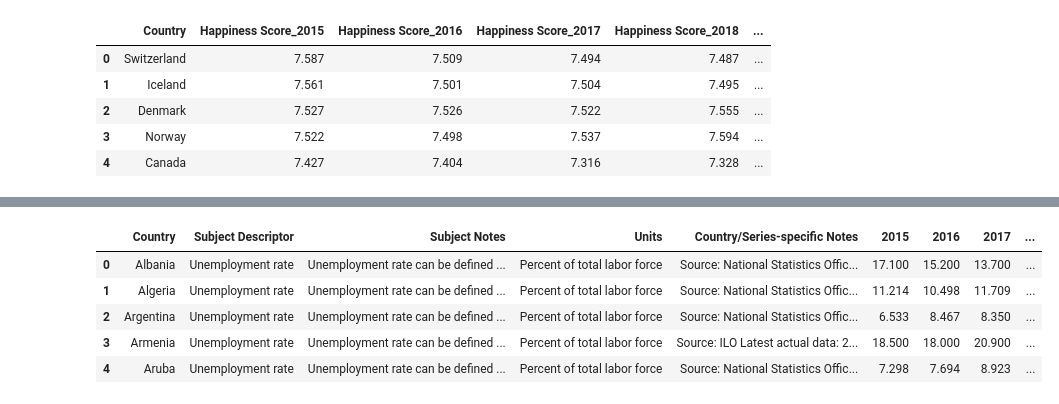
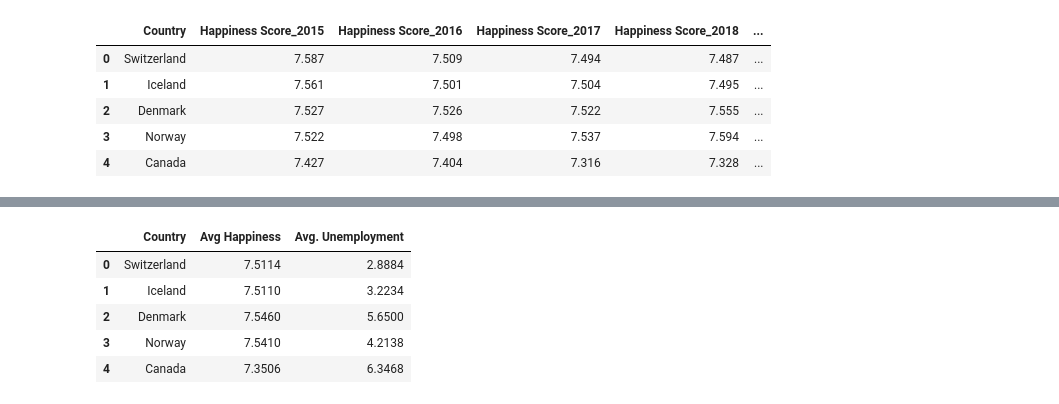
Before and after one commit to reginesgit/Factors-Contributing-to-a-Countrys-Happiness, a Jupyter notebook: Unemployment/Unemployment_Data - Cleaning and Initial Analysis.ipynb, the cells around one changed output, grey strips where cells are left out. Drawn from its saved outputs; the diff is of its cells as text; code cells hidden in the pictures.

```diff
--- a/Unemployment/Unemployment_data.ipynb
+++ b/Unemployment/Unemployment_Data - Cleaning and Initial Analysis.ipynb
@@ -158,17 +176,17 @@ NameError: name 'happiness_unemployment_df' is not defined
 # %%
 # Create new DataFrame with specified columns
 happ_unemp_summary_df = happiness_unemployment_df[['Country',
                                                    'Avg Happiness',
                                                    'Avg. Unemployment']]
 
 # Save df to csv file
-unemployment_df.to_csv("Resources/happiness_unemployment_summary.csv",
+happ_unemp_summary_df.to_csv("Resources/happiness_unemployment_summary.csv",
                       index = False, header = True)
-unemployment_df.head()
+happ_unemp_summary_df.head()
 # %% [output]
-|  | Country | Subject Descriptor | Subject Notes | Units | Country/Series-specific Notes | 2015 | 2016 | 2017 | ... |
-| 0 | Albania | Unemployment rate | Unemployment rate can be defined ... | Percent of total labor force | Source: National Statistics Offic... | 17.100 | 15.200 | 13.700 | ... |
-| 1 | Algeria | Unemployment rate | Unemployment rate can be defined ... | Percent of total labor force | Source: National Statistics Offic... | 11.214 | 10.498 | 11.709 | ... |
-| 2 | Argentina | Unemployment rate | Unemployment rate can be defined ... | Percent of total labor force | Source: National Statistics Offic... | 6.533 | 8.467 | 8.350 | ... |
-| 3 | Armenia | Unemployment rate | Unemployment rate can be defined ... | Percent of total labor force | Source: ILO Latest actual data: 2... | 18.500 | 18.000 | 20.900 | ... |
-| 4 | Aruba | Unemployment rate | Unemployment rate can be defined ... | Percent of total labor force | Source: National Statistics Offic... | 7.298 | 7.694 | 8.923 | ... |
+|  | Country | Avg Happiness | Avg. Unemployment |
+| 0 | Switzerland | 7.5114 | 2.8884 |
+| 1 | Iceland | 7.5110 | 3.2234 |
+| 2 | Denmark | 7.5460 | 5.6500 |
+| 3 | Norway | 7.5410 | 4.2138 |
+| 4 | Canada | 7.3506 | 6.3468 |
```
Also changed, not shown: parts of 5 cells of this notebook, 2 other files.
